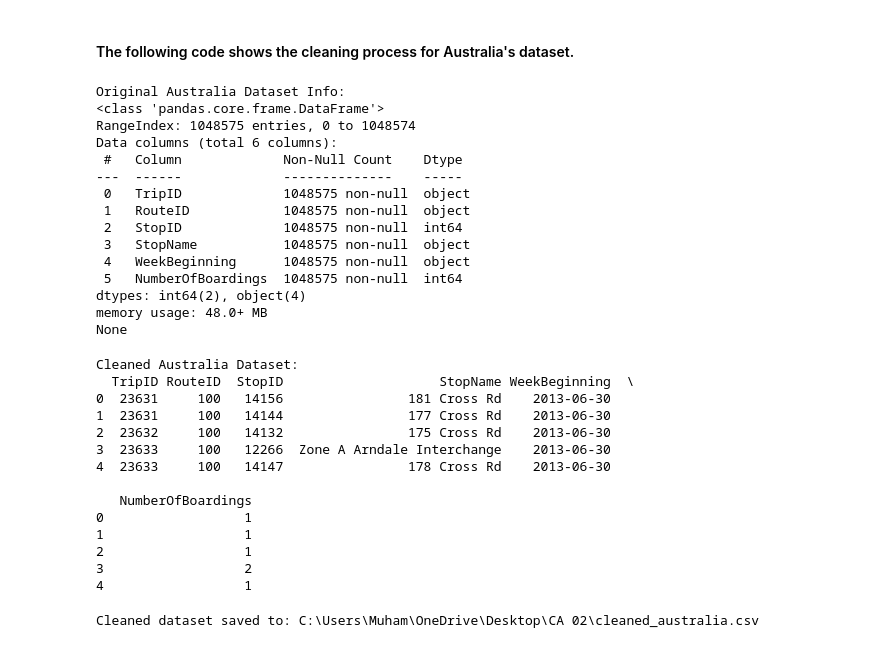
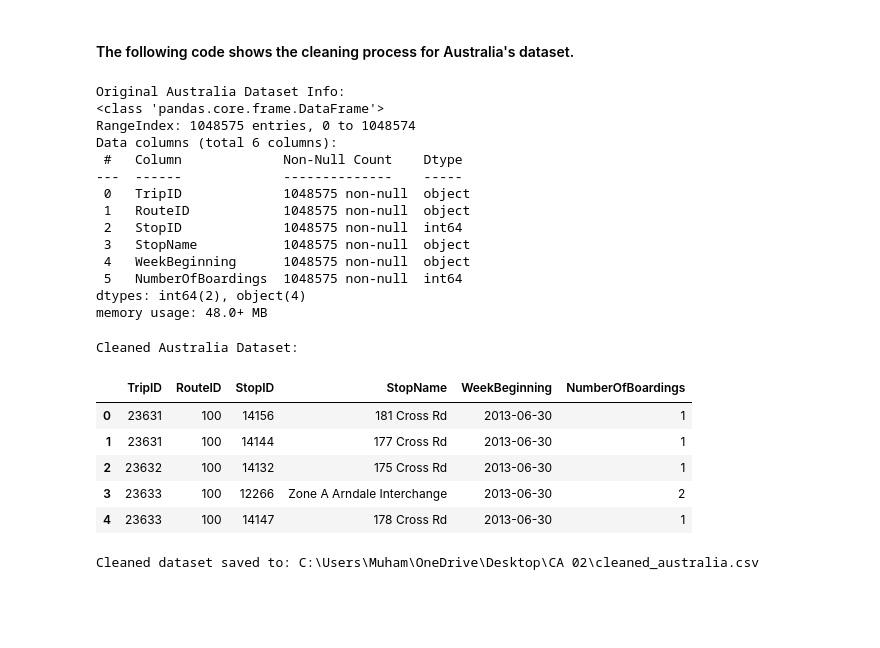
Before and after one commit to 2021402/CA-02-MSc-Data-Analytics, a Jupyter notebook: Project Code CA 2.ipynb, the cells around one changed output. Cells and saved outputs as stored; diff of their text form; code cells hidden in the pictures; blank space fills up the shorter version.

```diff
--- a/Project Code CA 2.ipynb
+++ b/Project Code CA 2.ipynb
@@ -97,7 +90,7 @@ column_dtype = {'TripID': str}
 # Specify dtype and low_memory parameters to address DtypeWarning
 aus_df = pd.read_csv(file_path,  dtype = column_dtype, low_memory=False)
 print("Original Australia Dataset Info:")
-print(aus_df.info())
+(aus_df.info())
 # %% [output]
 Original Australia Dataset Info:
 <class 'pandas.core.frame.DataFrame'>
@@ -113,29 +106,21 @@ Data columns (total 6 columns):
  5   NumberOfBoardings  1048575 non-null  int64
 dtypes: int64(2), object(4)
 memory usage: 48.0+ MB
-None
 # %%
 aus_df['WeekBeginning'] = pd.to_datetime(aus_df['WeekBeginning'], errors='coerce')
 aus_df = aus_df.dropna()
 aus_df = aus_df.drop_duplicates()
 # %%
 print("\nCleaned Australia Dataset:")
-print(aus_df.head())
+(aus_df.head())
 # %% [output]
 Cleaned Australia Dataset:
-  TripID RouteID  StopID                    StopName WeekBeginning  \
-0  23631     100   14156                181 Cross Rd    2013-06-30
-1  23631     100   14144                177 Cross Rd    2013-06-30
-2  23632     100   14132                175 Cross Rd    2013-06-30
-3  23633     100   12266  Zone A Arndale Interchange    2013-06-30
-4  23633     100   14147                178 Cross Rd    2013-06-30
-
-   NumberOfBoardings
-0                  1
-1                  1
-2                  1
-3                  2
-4                  1
+|  | TripID | RouteID | StopID | StopName | WeekBeginning | NumberOfBoardings |
+| 0 | 23631 | 100 | 14156 | 181 Cross Rd | 2013-06-30 | 1 |
+| 1 | 23631 | 100 | 14144 | 177 Cross Rd | 2013-06-30 | 1 |
+| 2 | 23632 | 100 | 14132 | 175 Cross Rd | 2013-06-30 | 1 |
+| 3 | 23633 | 100 | 12266 | Zone A Arndale Interchange | 2013-06-30 | 2 |
+| 4 | 23633 | 100 | 14147 | 178 Cross Rd | 2013-06-30 | 1 |
 # %%
 cleaned_file_path = r'C:\Users\Muham\OneDrive\Desktop\CA 02\cleaned_australia.csv'
 aus_df.to_csv(cleaned_file_path, index=False)
```
Also changed, not shown: parts of 9 cells of this notebook.
